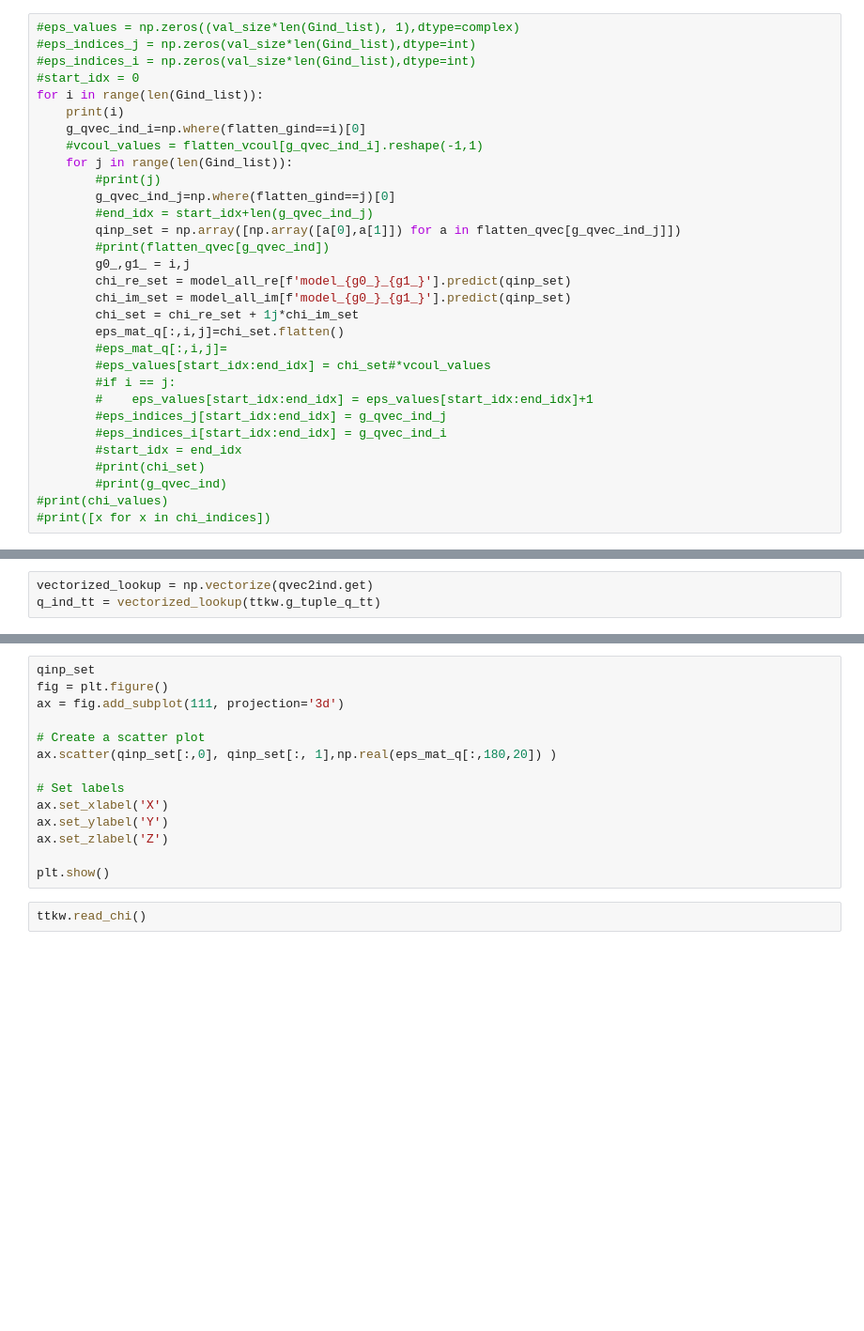
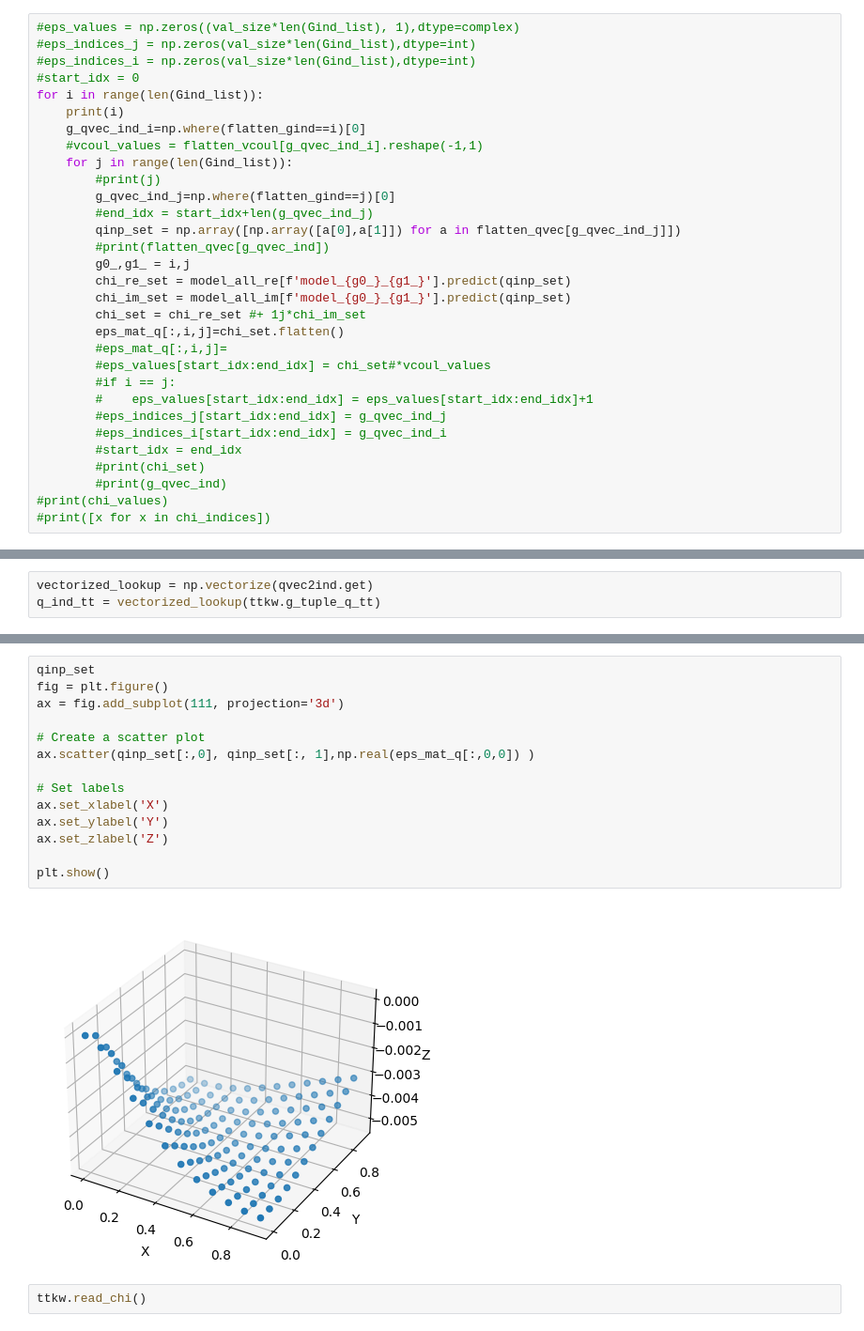
Before and after one commit to rjguo1208/potcorr, a Jupyter notebook: potcorr_test.ipynb, the cells around one changed output, grey strips where cells are left out. Shown at 94% size. Saved outputs shown, nothing was run; the diff lists cells and outputs as text; blank space fills up the shorter version.

```diff
--- a/potcorr_test.ipynb
+++ b/potcorr_test.ipynb
@@ -71,7 +105,7 @@ for i in range(len(Gind_list)):
         g0_,g1_ = i,j
         chi_re_set = model_all_re[f'model_{g0_}_{g1_}'].predict(qinp_set)
         chi_im_set = model_all_im[f'model_{g0_}_{g1_}'].predict(qinp_set)
-        chi_set = chi_re_set + 1j*chi_im_set
+        chi_set = chi_re_set #+ 1j*chi_im_set
         eps_mat_q[:,i,j]=chi_set.flatten()
         #eps_mat_q[:,i,j]=
         #eps_values[start_idx:end_idx] = chi_set#*vcoul_values
@@ -95,17 +149,19 @@ np.shape(eps_mat_q[1])
 # %%
 qinp_set
 fig = plt.figure()
 ax = fig.add_subplot(111, projection='3d')
 
 # Create a scatter plot
-ax.scatter(qinp_set[:,0], qinp_set[:, 1],np.real(eps_mat_q[:,180,20]) )
+ax.scatter(qinp_set[:,0], qinp_set[:, 1],np.real(eps_mat_q[:,0,0]) )
 
 # Set labels
 ax.set_xlabel('X')
 ax.set_ylabel('Y')
 ax.set_zlabel('Z')
 
 plt.show()
+# %% [output]
+[figure, added]
 # %%
 ttkw.read_chi()
 # %%
```
Also changed, not shown: parts of 13 cells of this notebook, 1 other file.
